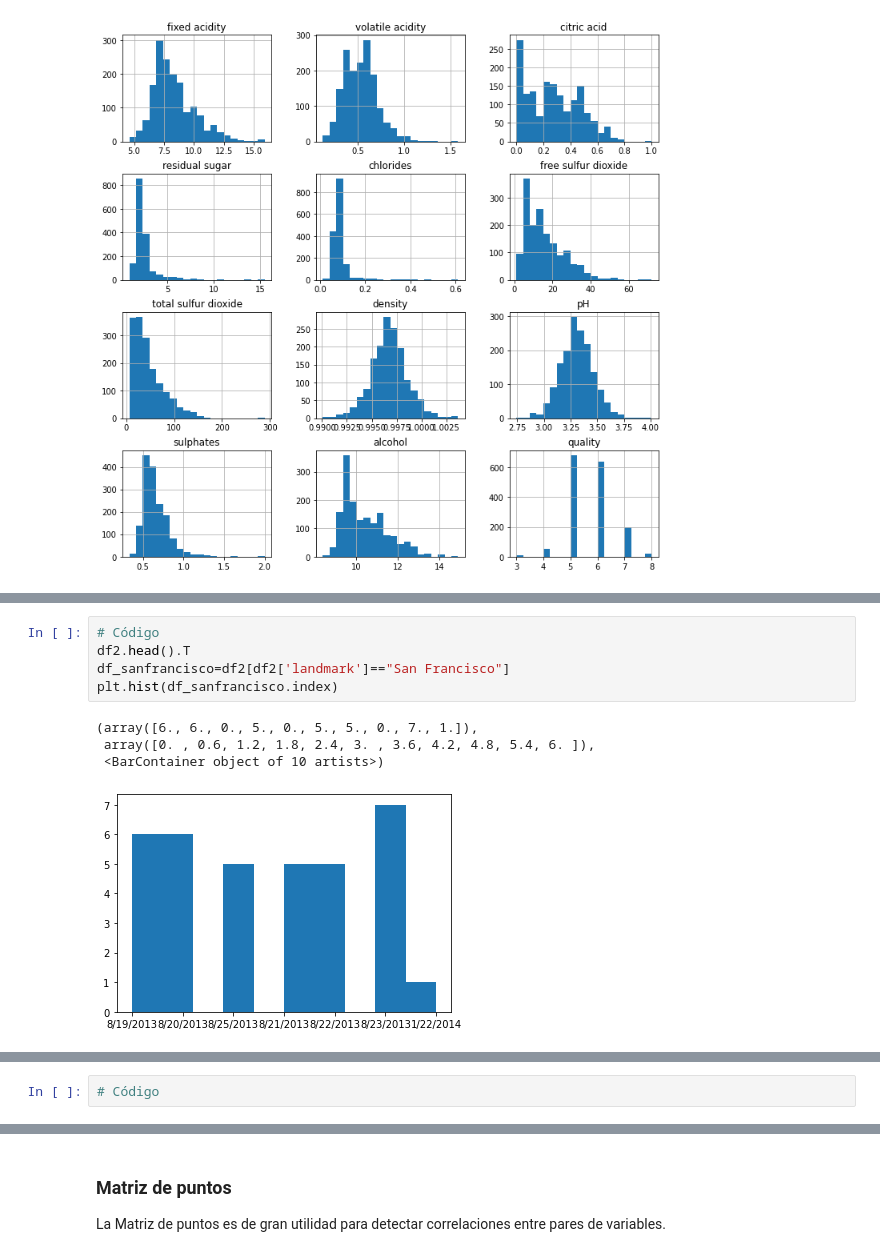
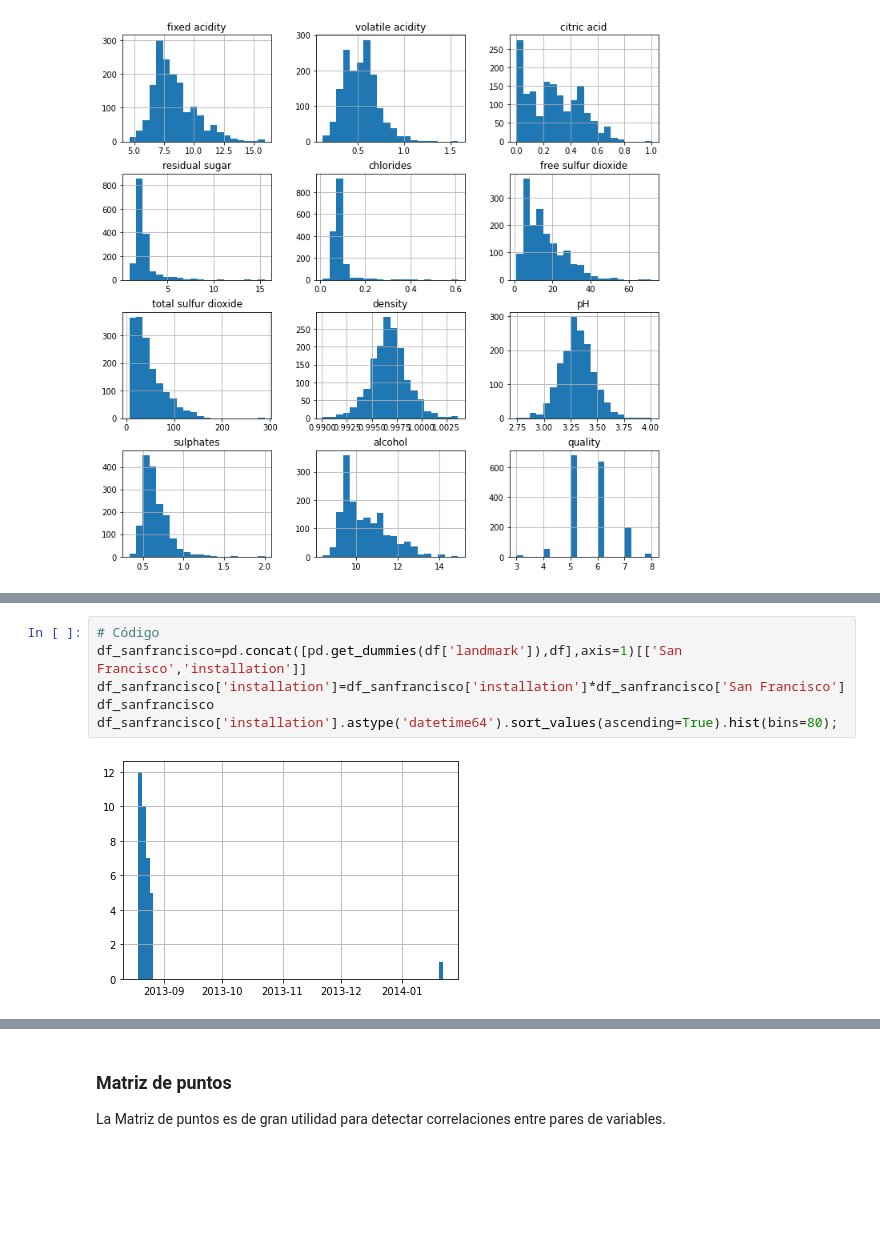
Before and after one commit to claudiarmza/DataTranslator, a Jupyter notebook: Actividad_Plotting.ipynb, the cells around one changed output, grey strips where cells are left out. Drawn from its saved outputs; the diff is of its cells as text; blank space fills up the shorter version.

```diff
--- a/Actividad_Plotting.ipynb
+++ b/Actividad_Plotting.ipynb
@@ -937,20 +918,16 @@ wine_df.hist(figsize=(12,12), bins=20);
 Elaborar un histograma con las fechas de construcción de las estaciones de san francisco como se muestra en la siguiente figura.
 
 ![when_sf_bikes](https://i.ibb.co/WKJkzr0/when-sf-bikes.pngg)
-# %%
-# Código
-df2.head().T
-df_sanfrancisco=df2[df2['landmark']=="San Francisco"]
-plt.hist(df_sanfrancisco.index)
-# %% [output]
-(array([6., 6., 0., 5., 0., 5., 5., 0., 7., 1.]),
- array([0. , 0.6, 1.2, 1.8, 2.4, 3. , 3.6, 4.2, 4.8, 5.4, 6. ]),
- <BarContainer object of 10 artists>)
-[figure, removed]
+# %%
+# Código
+df_sanfrancisco=pd.concat([pd.get_dummies(df['landmark']),df],axis=1)[['San Francisco','installation']]
+df_sanfrancisco['installation']=df_sanfrancisco['installation']*df_sanfrancisco['San Francisco']
+df_sanfrancisco
+df_sanfrancisco['installation'].astype('datetime64').sort_values(ascending=True).hist(bins=80);
+# %% [output]
+[figure, added]
 # %% [markdown]
 ### Actividad
 Elabprar un gráfico de puntos `pH vs alcohol` diferenciando todas las categorías de niveles de `quality` con diferentes colores como se muestra en la imagen:
 
 ![quality_scatter](https://i.ibb.co/6WP30qR/scatter-colorful.png)
-# %%
-# Código
```
Also changed, not shown: parts of 24 cells of this notebook.
